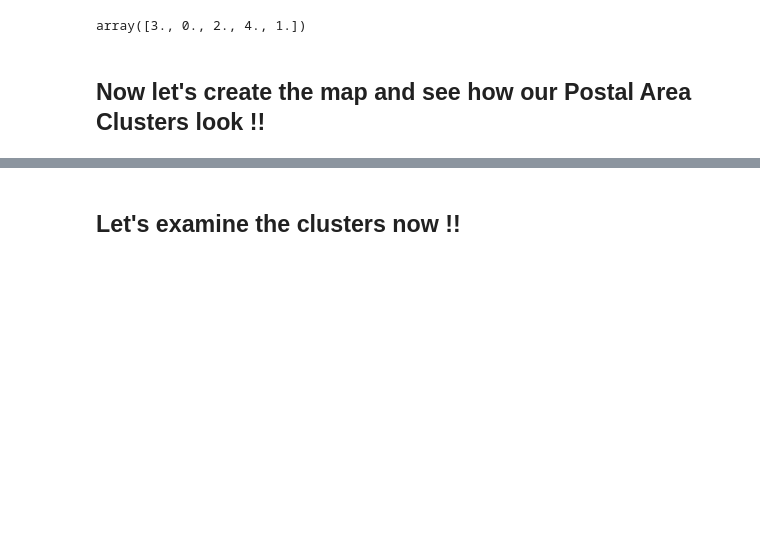
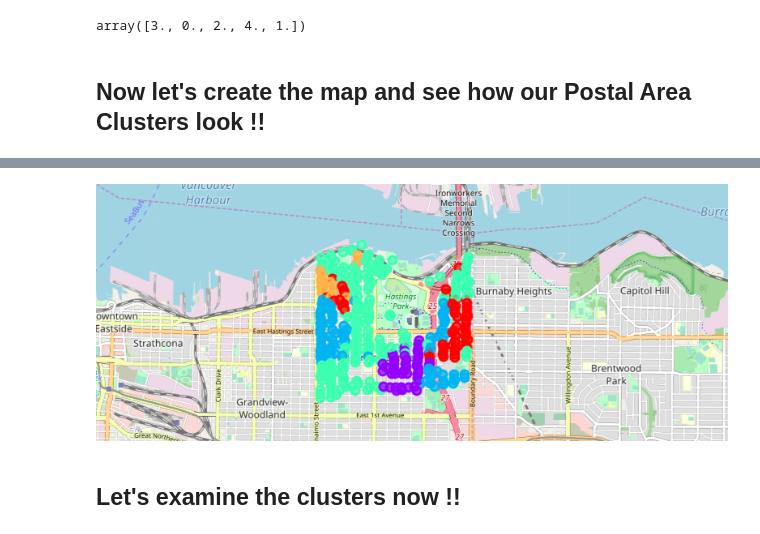
Before and after one commit to arunabeshc/Capstone_Project_Coursera, a Jupyter notebook: Capstone Project_Final.ipynb, the cells around one changed output, grey strips where cells are left out. Saved outputs shown, nothing was run; the diff lists cells and outputs as text; code cells hidden in the pictures; blank space fills up the shorter version.

```diff
--- a/Capstone Project_Final.ipynb
+++ b/Capstone Project_Final.ipynb
@@ -432,3 +434,8 @@ The geograpical coordinate of Vancouver are 49.2608724, -123.1139529.
+# %%
+from IPython.display import Image
+Image(filename='img.png')
+# %% [output]
+[figure, added]
 # %% [markdown]
 ## Let's examine the clusters now !!
 # %%
```
Also changed, not shown: parts of 1 cell of this notebook.
